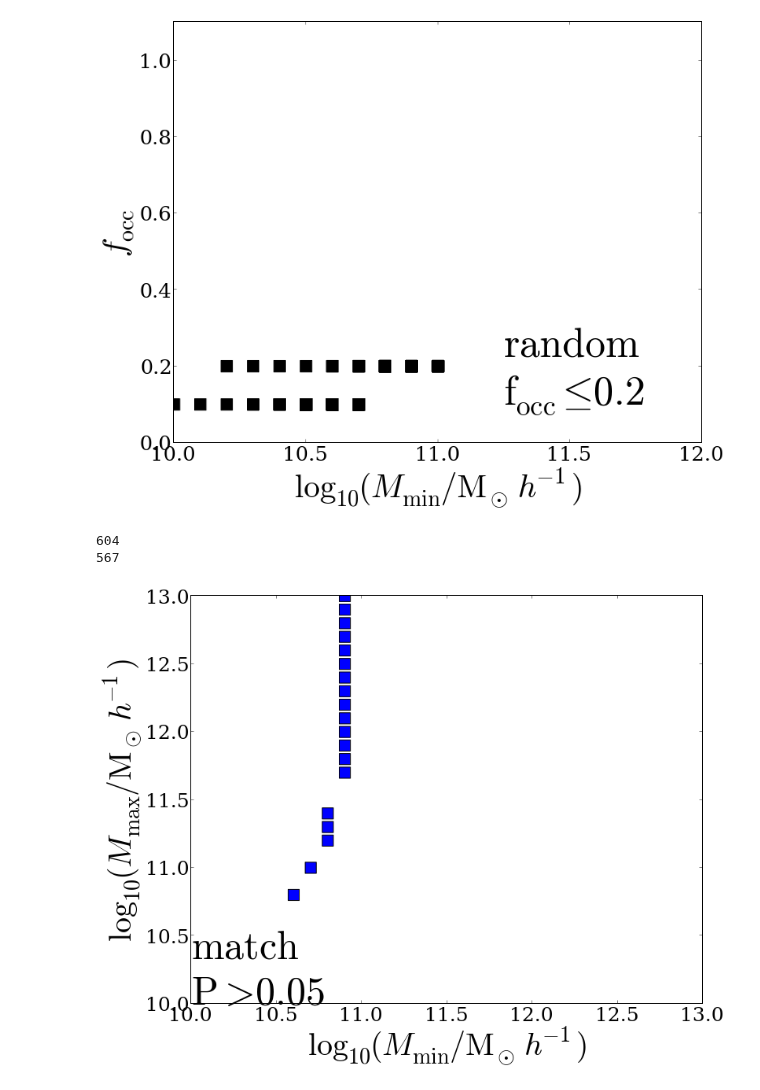
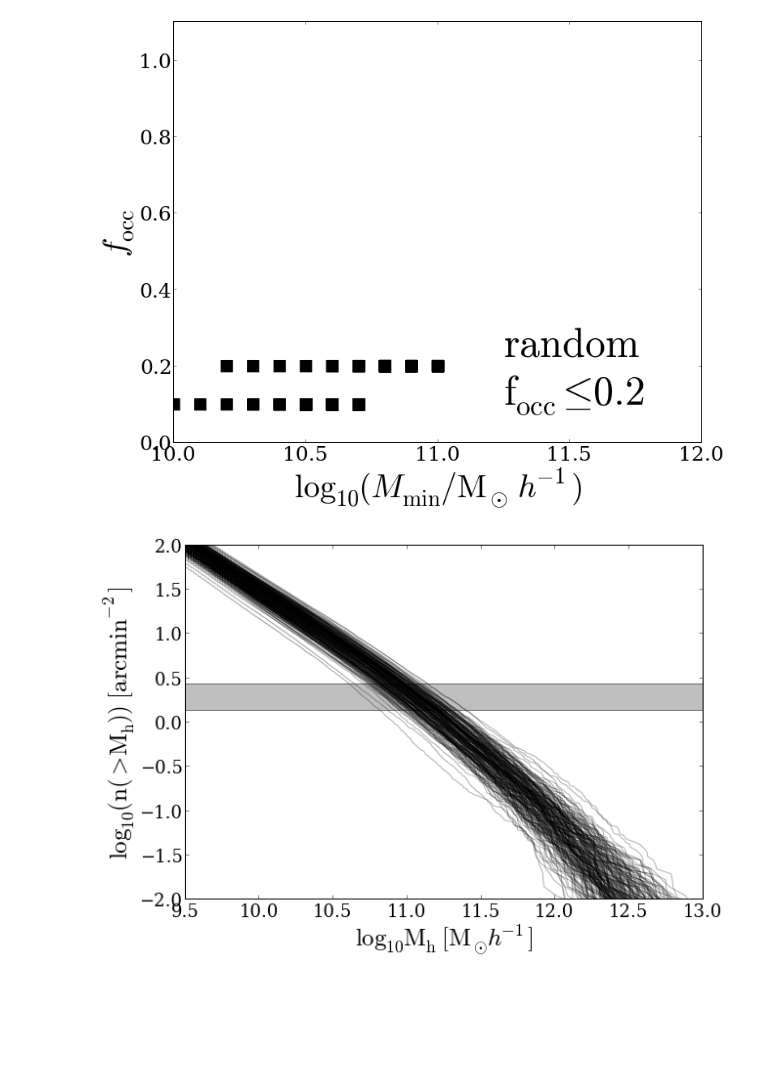
Before and after one commit to forero/CosmicVarianceLAES, a Jupyter notebook: code/paper.ipynb, the cells around one changed output. Saved outputs shown, nothing was run; the diff lists cells and outputs as text; code cells hidden in the pictures; blank space fills up the shorter version.

```diff
--- a/code/paper.ipynb
+++ b/code/paper.ipynb
@@ -18,7 +18,7 @@ For more information, type 'help(pylab)'.
 # %% [markdown]
 ## Halo Number Density (Figure 1)
 # %%
-def make_figure1(void):
+def make_figure1():
     obs_file = obs_path+"Yamada2012_surface_density.dat"
     obs_prop = loadtxt(obs_file, skiprows=4)
     N_lae_obs = obs_prop[:,1]
@@ -63,7 +63,7 @@ def make_figure1(void):
                 integrated = integrated/box_volume * (inverse_mean_area / inverse_mean_vol)
                 plot(halo_mass, log10(integrated), color='black',ms=1,linewidth=1.0, alpha=0.3)
 
-    ax.set_xlim([10.0,13.0])
+    ax.set_xlim([9.5,13.0])
     ax.set_ylim([-2.0,2.0])
     filename='Fig1'
     savefig(filename + '.eps',format = 'eps', transparent=True)
@@ -617,7 +617,7 @@ def plot_mocks_model(box_x_id, box_y_id, box_z_id, min_mass, max_mass, f_occ, fi
     savefig(filename + '.pdf',format = 'pdf', transparent=True)
     savefig(filename + '.png',format = 'png', transparent=True)
 # %%
-Figure1 = False
+Figure1 = True
 Figure2 = False
 Figure3 = False
 Figure4 = False
@@ -627,33 +627,31 @@ Figure5 = False
 if Figure1:
     make_figure1()
 
 if Figure2:
     make_figure2('FOF', p_threshold=0.05, survey_name='match')
     make_figure2('FOF', p_threshold=0.05, survey_name='random')
     make_figure2('FOF', p_threshold=0.05, survey_name='full')
 
 if Figure3:
     make_figure3('FOF', p_threshold=0.05, survey_name='random')
     make_figure3('FOF', p_threshold=0.05, survey_name='match')
 
 if Figure4:
     make_figure4('FOF', p_threshold=0.05, survey_name='random')
     make_figure4('FOF', p_threshold=0.05, survey_name='match')
 
 if Figure5:
     make_figure5('FOF', p_threshold=0.05, survey_name='match', plane='mass')
     make_figure5('FOF', p_threshold=0.05, survey_name='match', plane='f_occ')
     make_figure5('FOF', p_threshold=0.05, survey_name='random', plane='mass')
     make_figure5('FOF', p_threshold=0.05, survey_name='random', plane='f_occ')
     make_figure5('FOF', p_threshold=0.05, survey_name='match', plane='mass', selection='mock_and_f_occ')
     make_figure5('FOF', p_threshold=0.05, survey_name='match', plane='f_occ', selection='mock_and_f_occ')
     make_figure5('FOF', p_threshold=0.05, survey_name='random', plane='mass', selection='mock_and_f_occ')
     make_figure5('FOF', p_threshold=0.05, survey_name='random', plane='f_occ', selection='mock_and_f_occ')
     make_figure5('FOF', p_threshold=0.05, survey_name='match', plane='mass', selection='f_occ')
     make_figure5('FOF', p_threshold=0.05, survey_name='match', plane='f_occ', selection='f_occ')
     make_figure5('FOF', p_threshold=0.05, survey_name='random', plane='mass', selection='f_occ')
     make_figure5('FOF', p_threshold=0.05, survey_name='random', plane='f_occ', selection='f_occ')
 # %% [output]
-604
-567
-[figure, old version]
+[figure, new version]
```
